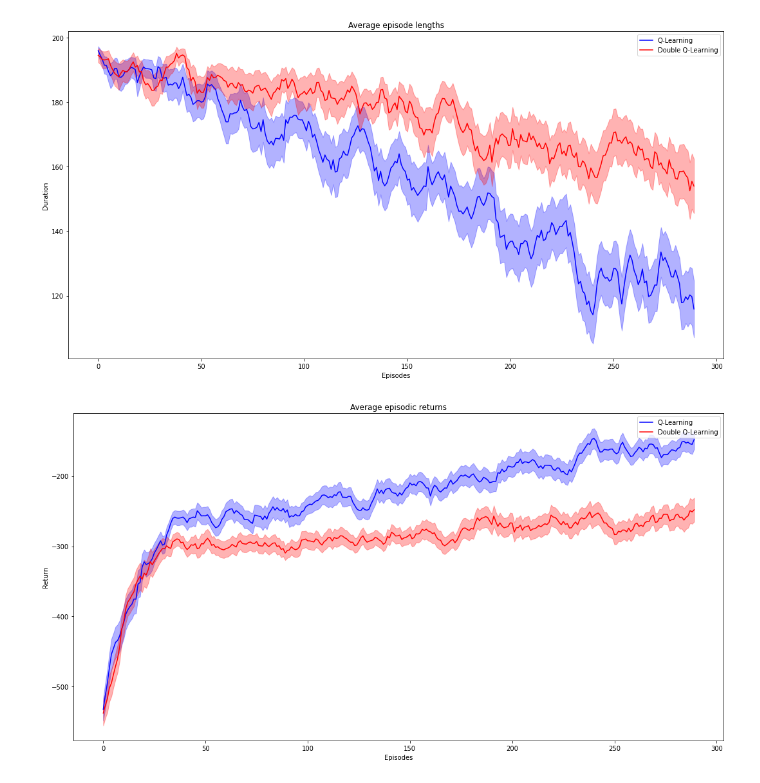
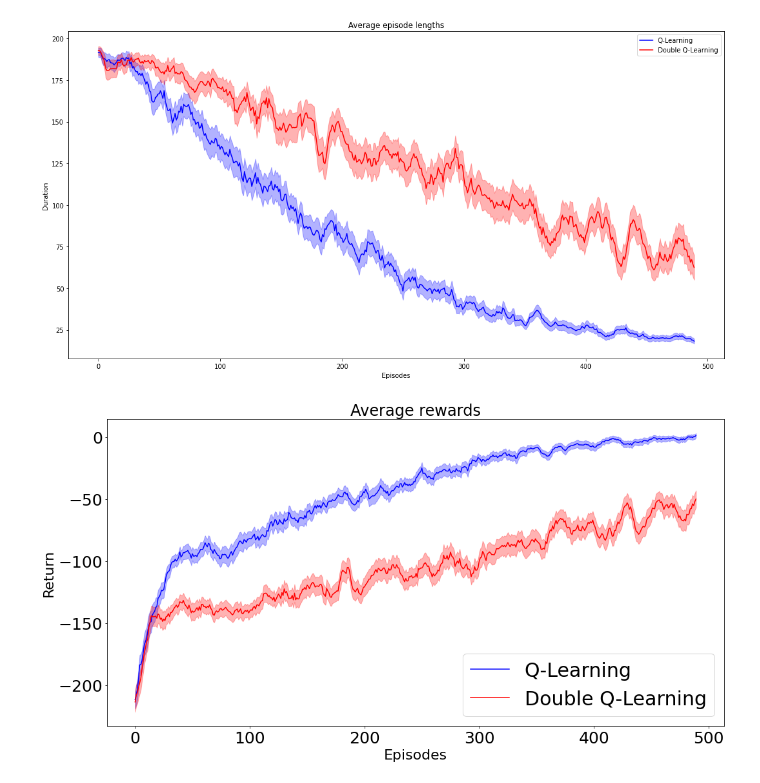
Before and after one commit to romnn/double-Q-learning, a Jupyter notebook: notebooks/gym-envs.ipynb, the cells around one changed output. Drawn from its saved outputs; the diff is of its cells as text; code cells hidden in the pictures.

```diff
--- a/notebooks/gym-envs.ipynb
+++ b/notebooks/gym-envs.ipynb
@@ -244,7 +246,7 @@ def plot_episode_lengths(episode_lengths_q_learning, episode_lengths_std_q_learn
 
 def plot_episode_returns(episode_returns_q_learning, episode_returns_std_q_learning,
                          episode_returns_double_q_learning, episode_returns_std_double_q_learning,
-                         smoothing_radius):
+                         smoothing_radius, env_name = "name_not_specified"):
     plt.figure(figsize=(15,8))
 
     q_learning_mean_smoothed = smoothing_window(
@@ -285,49 +287,59 @@ def plot_episode_returns(episode_returns_q_learning, episode_returns_std_q_learn
                      double_q_learning_mean_smoothed + 0.15*double_q_learning_std_smoothed,
                      alpha=0.3, color="r")
 
-    plt.title('Average episodic returns')
-    plt.xlabel("Episodes")
-    plt.ylabel("Return")
-    plt.legend()
+    plt.title('Average rewards', size = 24)
+    plt.xlabel("Episodes", size = 22)
+    plt.ylabel("Return", size = 22)
+    plt.legend(prop={"size":30})
+    plt.xticks(fontsize= 25 )
+    plt.yticks(fontsize= 25)
     plt.tight_layout()
+    plt.savefig(f"../figs/{env_name}_rewards.pdf")
     plt.show()
 # %%
-#env
-env = gym.envs.make("Taxi-v3")
+
+env_choice = ["Taxi-v3", "FrozenLake-v1", "Blackjack-v1"]
+env_name = env_choice[0]
+
+env = gym.envs.make(env_name)
+### DO NOT MAKE ENV THE WAY IT'S DONE BELOW. WE NEED THE NAME FOR PLOTTING.
+#env = gym.envs.make("Taxi-v3")
 #env = gym.envs.make("FrozenLake-v1")
 #env = gym.envs.make("Blackjack-v1")
+#env = ToyExampleEnv()
 
 # parameters
-num_episodes=300
+num_episodes=500
 repetitions=10
 reduction = "mean"
 smoothing_radius = 10
 
 # hyperparameters
-discount_factor=1.0
-alpha=0.1
-epsilon=0.1
+discount_factor=0.99
+alpha_q=0.25
+alpha_dq = 0.25
+epsilon=0.05
 # %%
 episode_lengths_q_learning, episode_lengths_std_q_learning, episode_returns_q_learning, \
 episode_returns_std_q_learning = q_learning_loop(
-    env, epsilon, discount_factor, alpha, reduction, repetitions, num_episodes
+    env, epsilon, discount_factor, alpha_q, reduction, repetitions, num_episodes
 )
 
 episode_lengths_double_q_learning, episode_lengths_std_double_q_learning, episode_returns_double_q_learning, \
 episode_returns_std_double_q_learning = double_q_learning_loop(
-    env, epsilon, discount_factor, alpha, reduction, repetitions, num_episodes
+    env, epsilon, discount_factor, alpha_dq, reduction, repetitions, num_episodes
 )
 # %%
 plot_episode_lengths(episode_lengths_q_learning, episode_lengths_std_q_learning,
                      episode_lengths_double_q_learning, episode_lengths_std_double_q_learning,
                      smoothing_radius)
 
 plot_episode_returns(episode_returns_q_learning, episode_returns_std_q_learning,
                      episode_returns_double_q_learning, episode_returns_std_double_q_learning,
-                     smoothing_radius)
+                     smoothing_radius, env_name = env_name)
 # %% [output]
-[figure, old version]
+[figure, new version]
-[figure, old version]
+[figure, new version]
 # %%
 def grid_search(env, method, alpha_range, epsilon, discount_factor, reduction, repetitions, num_episodes, file_name):
     experiment = {
```
Also changed, not shown: parts of 5 cells of this notebook, 6 other files.
